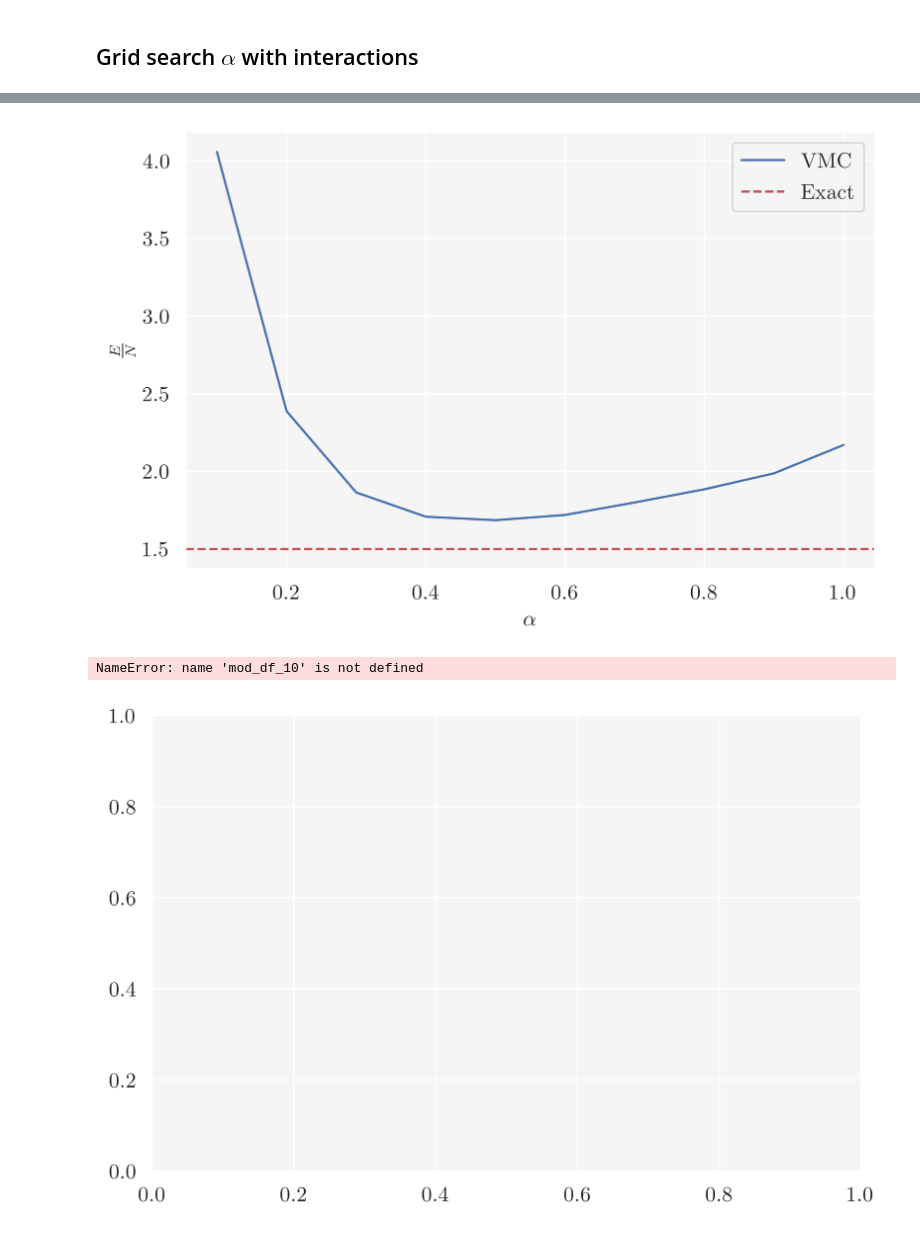
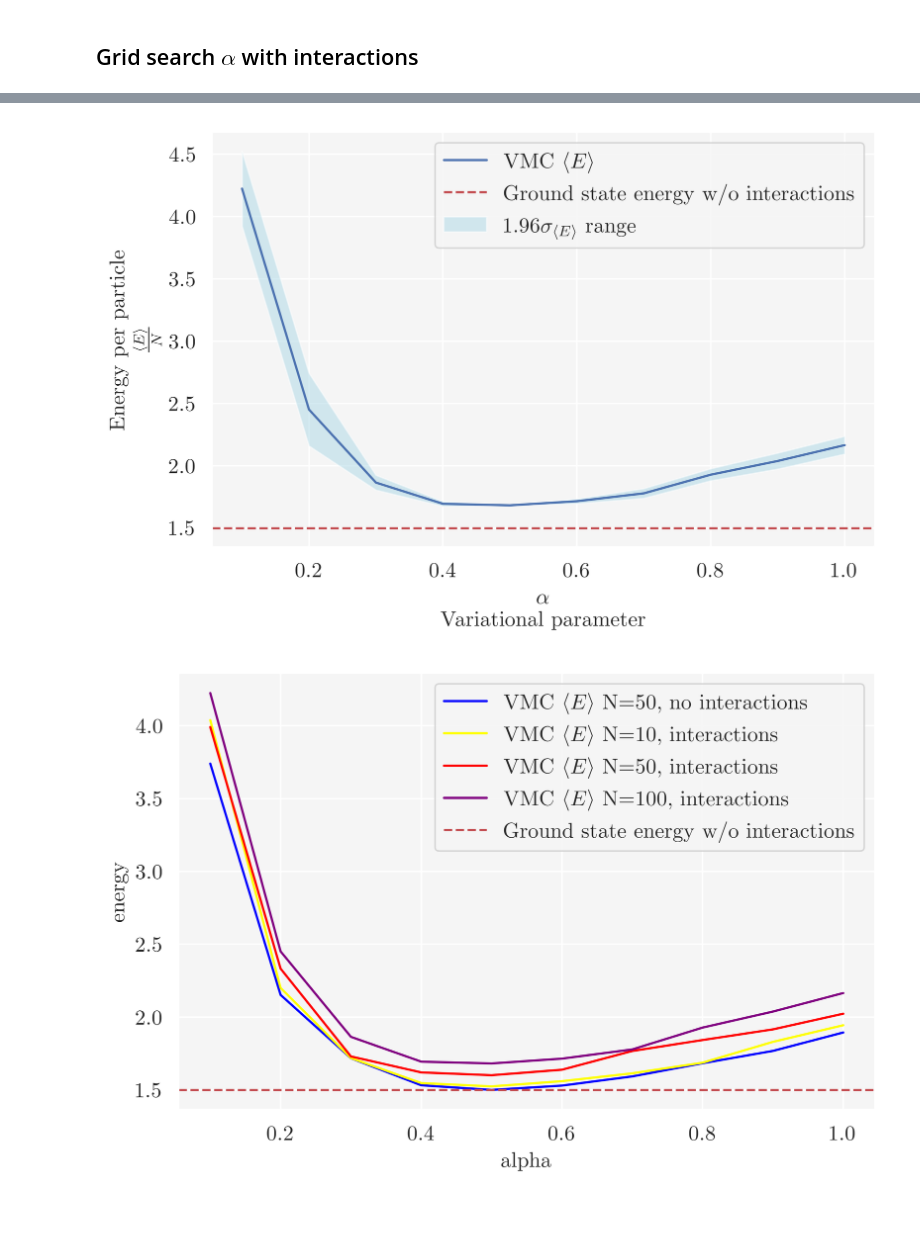
Before and after one commit to nicolossus/FYS4411-Project1, a Jupyter notebook: notebooks/Interactions_analysis.ipynb, the cells around one changed output, grey strips where cells are left out. Drawn from its saved outputs; the diff is of its cells as text; code cells hidden in the pictures.

Commit message:
Figures and notebooks, sampling distance and pdf.

```diff
--- a/notebooks/Interactions_analysis.ipynb
+++ b/notebooks/Interactions_analysis.ipynb
@@ -336,4 +409,9 @@ Sampler elapsed time: 1441.9694294929504
 # %%
+N=50
 df_N50 = pd.concat(results_N50, ignore_index=True)
-df_N50
+df_means_N50 = get_mean_w_standard_error_grid_search(df_N50, alphas)
+df_means_N50["energy"] = df_means_N50["energy"]/N
+df_means_N50["standard_error"] = df_means_N50["standard_error"]/N
+df_means_N50["standard_error_of_the_mean"] = df_means_N50["standard_error_of_the_mean"]/N
+df_means_N50
 # %% [output]
@@ -426,4 +510,9 @@ Sampler elapsed time: 10645.369837999344
 # %%
+N=100
 df_N100 = pd.concat(results_N100, ignore_index=True)
-df_N100
+df_means_N100 = get_mean_w_standard_error_grid_search(df_N100, alphas)
+df_means_N100["energy"] = df_means_N100["energy"]/N
+df_means_N100["standard_error"] = df_means_N100["standard_error"]/N
+df_means_N100["standard_error_of_the_mean"] = df_means_N100["standard_error_of_the_mean"]/N
+df_means_N100
 # %% [output]
@@ -441,27 +530,54 @@ df_N100
 # %%
-mod_df_100 = df_N100
-mod_df_100["energy"] = mod_df_100["energy"]/100.0
+lower_bound_N100 = df_means_N100["energy"] - 1.96*df_means_N100["standard_error"]
+upper_bound_N100 = df_means_N100["energy"] + 1.96*df_means_N100["standard_error"]
 fig, ax = plt.subplots(figsize=(6, 4), tight_layout=True, dpi=200)
-sns.lineplot(data=mod_df_100, x="alpha", y="energy", ax=ax, label="VMC")
-ax.axhline(NI_exact_energy_100/100.0, ls='--', color='r', label='Exact')
-ax.set(xlabel=r'$\alpha$', ylabel=r'$\frac{E}{N}$')
+sns.lineplot(data=df_means_N100, x="alpha", y="energy", ax=ax, label=r'VMC $\langle E\rangle$')
+ax.fill_between(df_means_N100["alpha"], lower_bound_N100, upper_bound_N100, facecolor='lightblue', alpha=0.5,
+                label=r'$1.96\sigma_{\langle E\rangle}$ range')
+ax.axhline(1.5, ls='--', color='r', label='Ground state energy w/o interactions')
+tex_xlabel = '\n'.join((r'$\alpha$',
+                      'Variational parameter'))
+tex_ylabel = '\n'.join(('Energy per particle',
+                        r'$\frac{\langle E\rangle}{N}$'))
+ax.set(xlabel=tex_xlabel, ylabel=tex_ylabel)
 ax.legend()
 plt.show()
 
-fig.savefig(fig_path("grid_search_analytical_w_interactions_N_100.pdf"), bbox_inches='tight')
+fig.savefig(fig_path("grid_search_analytical_w_interactions_N_50.pdf"), bbox_inches='tight')
 # %% [output]
-[figure, old version]
+[figure, new version]
 # %%
 fig, ax = plt.subplots(figsize=(6,4), tight_layout=True, dpi=200)
-sns.lineplot(data=mod_df_10, x="alpha", y="energy", ax=ax, label="N=10")
-sns.lineplot(data=mod_df_50, x="alpha", y="energy", ax=ax, label="N=50")
-sns.lineplot(data=mod_df_100, x="alpha", y="energy", ax=ax, label="N=100")
-ax.axhline(NI_exact_energy_100/100.0, ls='--', color='r', label='Exact')
-ax.set(xlabel=r'$\alpha$', ylabel=r'$\frac{E}{N}$')
+no_int_label = '\n'.join((r'VMC $\langle E\rangle$ N=50',
+                         'No interactions'))
+label_sigma_no_int = '\n'.join((r'$1.96\sigma_{\langle E\rangle}$ range',
+                               '50 non-interacting particles'))
+label_sigma_10 = '\n'.join((r'$1.96\sigma_{\langle E\rangle}$ range',
+                               '10 interacting particles'))
+label_sigma_50 = '\n'.join((r'$1.96\sigma_{\langle E\rangle}$ range',
+                               '50 interacting particles'))
+label_sigma_100 = '\n'.join((r'$1.96\sigma_{\langle E\rangle}$ range',
+                               '100 interacting particles'))
+sns.lineplot(data=df_means_NI_N50, x="alpha", y="energy", ax=ax, color="blue", label=r'VMC $\langle E\rangle$ N=50, no interactions')
+#ax.fill_between(df_means_NI_N50["alpha"], lower_bound, upper_bound, facecolor='lightblue', alpha=0.5)
+               #label=label_sigma_no_int)
+sns.lineplot(data=df_means_N10, x="alpha", y="energy", ax=ax, color="yellow", label=r'VMC $\langle E \rangle$ N=10, interactions')
+#ax.fill_between(df_means_N10["alpha"], lower_bound_N10, upper_bound_N10, facecolor='gold', alpha=0.5)
+                #label=label_sigma_10)
+sns.lineplot(data=df_means_N50, x="alpha", y="energy", ax=ax, color="red", label=r'VMC $\langle E\rangle$ N=50, interactions')
+#ax.fill_between(df_means_N50["alpha"], lower_bound_N50, upper_bound_N50, facecolor='tomato', alpha=0.5)
+                #label=label_sigma_50)
+sns.lineplot(data=df_means_N100, x="alpha", y="energy", ax=ax, color="purple", label=r'VMC $\langle E\rangle$ N=100, interactions')
+#ax.fill_between(df_means_N100["alpha"], lower_bound_N100, upper_bound_N100, facecolor='magenta', alpha=0.5)
+                #label=label_sigma_100)
+ax.axhline(1.5, ls='--', color='r', label='Ground state energy w/o interactions')
+tex_xlabel = '\n'.join((r'$\alpha$',
+                      'Variational parameter'))
+tex_ylabel = '\n'.join(('Energy per particle',
+                        r'$\frac{\langle E\rangle}{N}$'))
 ax.legend()
 plt.show()
 
 fig.savefig(fig_path("grid_search_analytical_w_interactions_all_N.pdf"), bbox_inches='tight')
 # %% [output]
-NameError: name 'mod_df_10' is not defined
-[figure, old version]
+[figure, new version]
```
Also changed, not shown: parts of 14 cells of this notebook, 17 other files.
